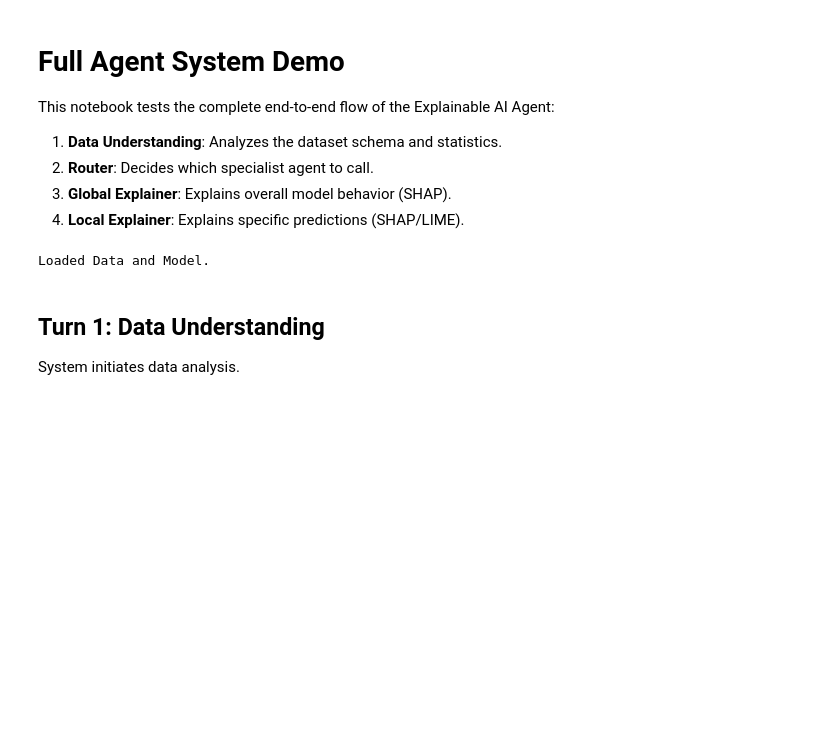
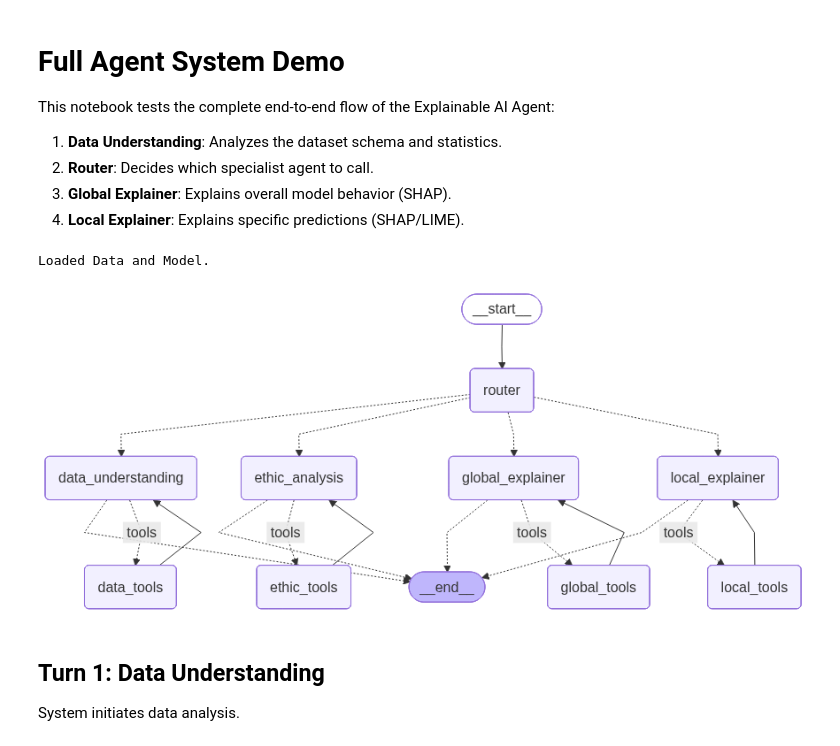
Before and after one commit to Haoyuli2002/Agentic_Explainable_AI_PwC, a Jupyter notebook: notebooks/test_full_agent.ipynb, the cells around one changed output. Cells and saved outputs as stored; diff of their text form; code cells hidden in the pictures; blank space fills up the shorter version.

```diff
--- a/notebooks/test_full_agent.ipynb
+++ b/notebooks/test_full_agent.ipynb
@@ -76,6 +76,11 @@ def print_agent_response(result):
     messages = result['messages']
     last_msg = messages[-1]
     print(f"{last_msg.type.upper()}: {last_msg.content}")
+# %%
+from IPython.display import display, Image
+Image(app.get_graph().draw_mermaid_png())
+# %% [output]
+[figure, added]
 # %% [markdown]
 ## Turn 1: Data Understanding
 System initiates data analysis.
```
Also changed, not shown: parts of 15 cells of this notebook, 16 other files.
